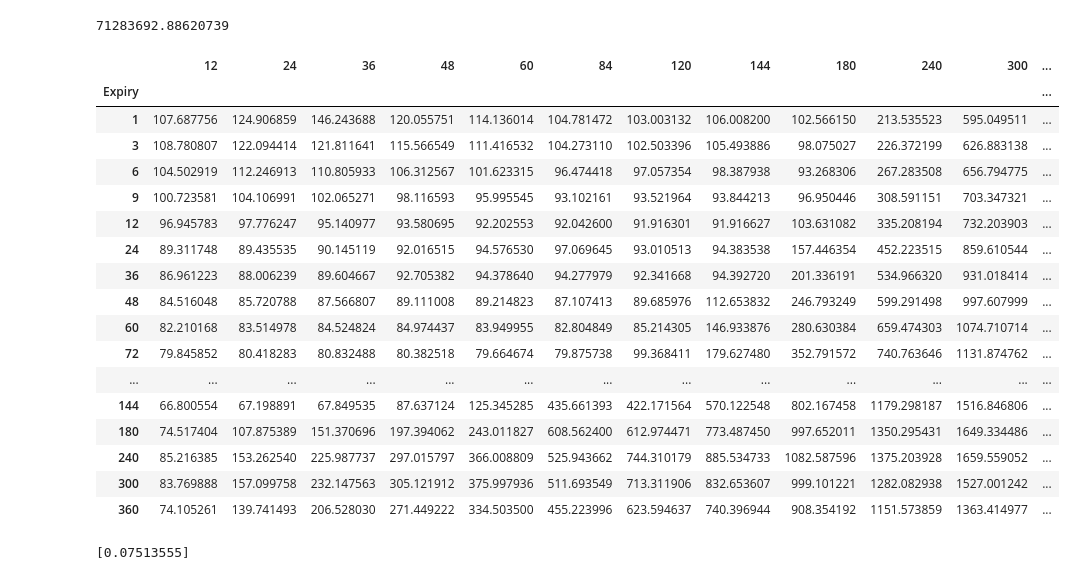
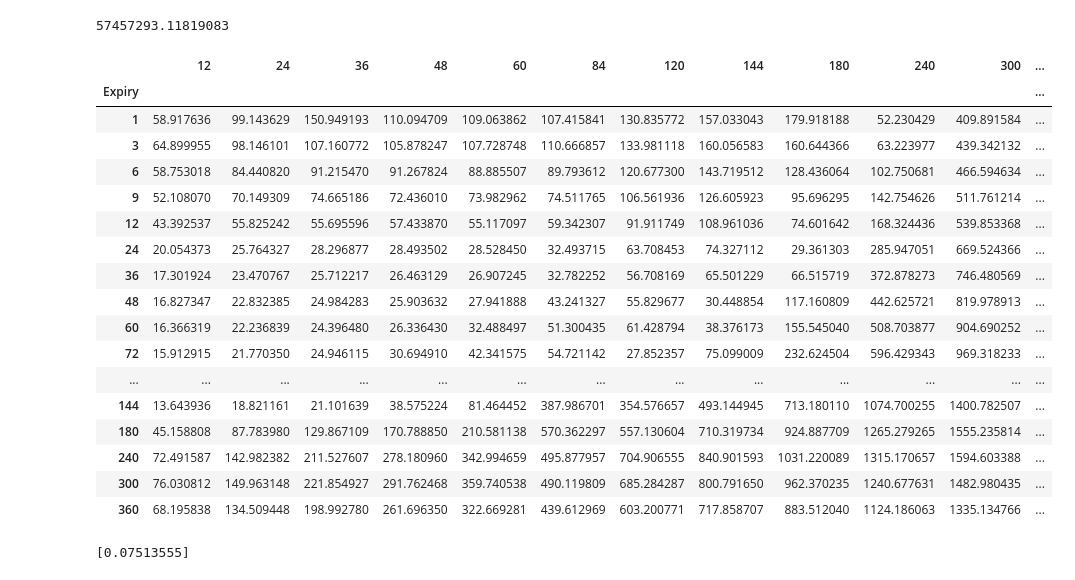
Before and after one commit to Eskild-afk/MasterThesis, a Jupyter notebook: FittingModelToATMswpt.ipynb, the cells around one changed output. Saved outputs shown, nothing was run; the diff lists cells and outputs as text; code cells hidden in the pictures.

```diff
--- a/FittingModelToATMswpt.ipynb
+++ b/FittingModelToATMswpt.ipynb
@@ -166,25 +282,25 @@ result
 # %%
-VasicekOptimizer(0.03071, 6.62287488, 136.76347062, 26.83122804,straddlesobs,strikes)[1]
+VasicekOptimizer(0.03071, 0.02800237, 1, 0.00528899 ,straddlesobs,strikes)[1]
 # %% [output]
-71283692.88620739
+57457293.11819083
 |  | 12 | 24 | 36 | 48 | 60 | 84 | 120 | 144 | 180 | 240 | 300 | ... |
 | Expiry |  |  |  |  |  |  |  |  |  |  |  | ... |
-| 1 | 107.687756 | 124.906859 | 146.243688 | 120.055751 | 114.136014 | 104.781472 | 103.003132 | 106.008200 | 102.566150 | 213.535523 | 595.049511 | ... |
-| 3 | 108.780807 | 122.094414 | 121.811641 | 115.566549 | 111.416532 | 104.273110 | 102.503396 | 105.493886 | 98.075027 | 226.372199 | 626.883138 | ... |
-| 6 | 104.502919 | 112.246913 | 110.805933 | 106.312567 | 101.623315 | 96.474418 | 97.057354 | 98.387938 | 93.268306 | 267.283508 | 656.794775 | ... |
-| 9 | 100.723581 | 104.106991 | 102.065271 | 98.116593 | 95.995545 | 93.102161 | 93.521964 | 93.844213 | 96.950446 | 308.591151 | 703.347321 | ... |
-| 12 | 96.945783 | 97.776247 | 95.140977 | 93.580695 | 92.202553 | 92.042600 | 91.916301 | 91.916627 | 103.631082 | 335.208194 | 732.203903 | ... |
-| 24 | 89.311748 | 89.435535 | 90.145119 | 92.016515 | 94.576530 | 97.069645 | 93.010513 | 94.383538 | 157.446354 | 452.223515 | 859.610544 | ... |
-| 36 | 86.961223 | 88.006239 | 89.604667 | 92.705382 | 94.378640 | 94.277979 | 92.341668 | 94.392720 | 201.336191 | 534.966320 | 931.018414 | ... |
-| 48 | 84.516048 | 85.720788 | 87.566807 | 89.111008 | 89.214823 | 87.107413 | 89.685976 | 112.653832 | 246.793249 | 599.291498 | 997.607999 | ... |
-| 60 | 82.210168 | 83.514978 | 84.524824 | 84.974437 | 83.949955 | 82.804849 | 85.214305 | 146.933876 | 280.630384 | 659.474303 | 1074.710714 | ... |
-| 72 | 79.845852 | 80.418283 | 80.832488 | 80.382518 | 79.664674 | 79.875738 | 99.368411 | 179.627480 | 352.791572 | 740.763646 | 1131.874762 | ... |
+| 1 | 58.917636 | 99.143629 | 150.949193 | 110.094709 | 109.063862 | 107.415841 | 130.835772 | 157.033043 | 179.918188 | 52.230429 | 409.891584 | ... |
+| 3 | 64.899955 | 98.146101 | 107.160772 | 105.878247 | 107.728748 | 110.666857 | 133.981118 | 160.056583 | 160.644366 | 63.223977 | 439.342132 | ... |
+| 6 | 58.753018 | 84.440820 | 91.215470 | 91.267824 | 88.885507 | 89.793612 | 120.677300 | 143.719512 | 128.436064 | 102.750681 | 466.594634 | ... |
+| 9 | 52.108070 | 70.149309 | 74.665186 | 72.436010 | 73.982962 | 74.511765 | 106.561936 | 126.605923 | 95.696295 | 142.754626 | 511.761214 | ... |
+| 12 | 43.392537 | 55.825242 | 55.695596 | 57.433870 | 55.117097 | 59.342307 | 91.911749 | 108.961036 | 74.601642 | 168.324436 | 539.853368 | ... |
+| 24 | 20.054373 | 25.764327 | 28.296877 | 28.493502 | 28.528450 | 32.493715 | 63.708453 | 74.327112 | 29.361303 | 285.947051 | 669.524366 | ... |
+| 36 | 17.301924 | 23.470767 | 25.712217 | 26.463129 | 26.907245 | 32.782252 | 56.708169 | 65.501229 | 66.515719 | 372.878273 | 746.480569 | ... |
+| 48 | 16.827347 | 22.832385 | 24.984283 | 25.903632 | 27.941888 | 43.241327 | 55.829677 | 30.448854 | 117.160809 | 442.625721 | 819.978913 | ... |
+| 60 | 16.366319 | 22.236839 | 24.396480 | 26.336430 | 32.488497 | 51.300435 | 61.428794 | 38.376173 | 155.545040 | 508.703877 | 904.690252 | ... |
+| 72 | 15.912915 | 21.770350 | 24.946115 | 30.694910 | 42.341575 | 54.721142 | 27.852357 | 75.099009 | 232.624504 | 596.429343 | 969.318233 | ... |
 | ... | ... | ... | ... | ... | ... | ... | ... | ... | ... | ... | ... | ... |
-| 144 | 66.800554 | 67.198891 | 67.849535 | 87.637124 | 125.345285 | 435.661393 | 422.171564 | 570.122548 | 802.167458 | 1179.298187 | 1516.846806 | ... |
-| 180 | 74.517404 | 107.875389 | 151.370696 | 197.394062 | 243.011827 | 608.562400 | 612.974471 | 773.487450 | 997.652011 | 1350.295431 | 1649.334486 | ... |
-| 240 | 85.216385 | 153.262540 | 225.987737 | 297.015797 | 366.008809 | 525.943662 | 744.310179 | 885.534733 | 1082.587596 | 1375.203928 | 1659.559052 | ... |
-| 300 | 83.769888 | 157.099758 | 232.147563 | 305.121912 | 375.997936 | 511.693549 | 713.311906 | 832.653607 | 999.101221 | 1282.082938 | 1527.001242 | ... |
-| 360 | 74.105261 | 139.741493 | 206.528030 | 271.449222 | 334.503500 | 455.223996 | 623.594637 | 740.396944 | 908.354192 | 1151.573859 | 1363.414977 | ... |
+| 144 | 13.643936 | 18.821161 | 21.101639 | 38.575224 | 81.464452 | 387.986701 | 354.576657 | 493.144945 | 713.180110 | 1074.700255 | 1400.782507 | ... |
+| 180 | 45.158808 | 87.783980 | 129.867109 | 170.788850 | 210.581138 | 570.362297 | 557.130604 | 710.319734 | 924.887709 | 1265.279265 | 1555.235814 | ... |
+| 240 | 72.491587 | 142.982382 | 211.527607 | 278.180960 | 342.994659 | 495.877957 | 704.906555 | 840.901593 | 1031.220089 | 1315.170657 | 1594.603388 | ... |
+| 300 | 76.030812 | 149.963148 | 221.854927 | 291.762468 | 359.740538 | 490.119809 | 685.284287 | 800.791650 | 962.370235 | 1240.677631 | 1482.980435 | ... |
+| 360 | 68.195838 | 134.509448 | 198.992780 | 261.696350 | 322.669281 | 439.612969 | 603.200771 | 717.858707 | 883.512040 | 1124.186063 | 1335.134766 | ... |
 # %%
 expiry = 1
 tenor  = 12
```
Also changed, not shown: parts of 12 cells of this notebook, 7 other files.
